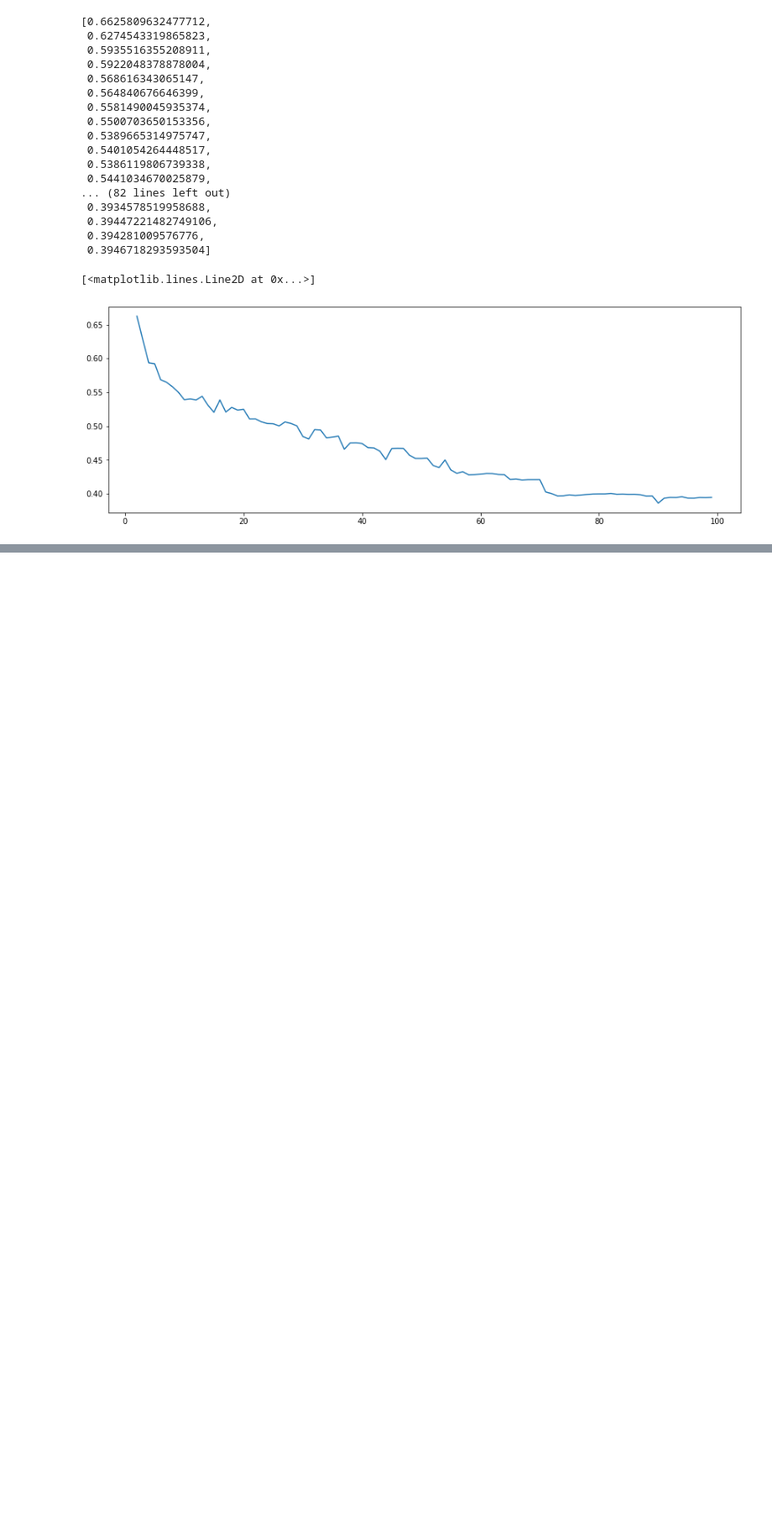
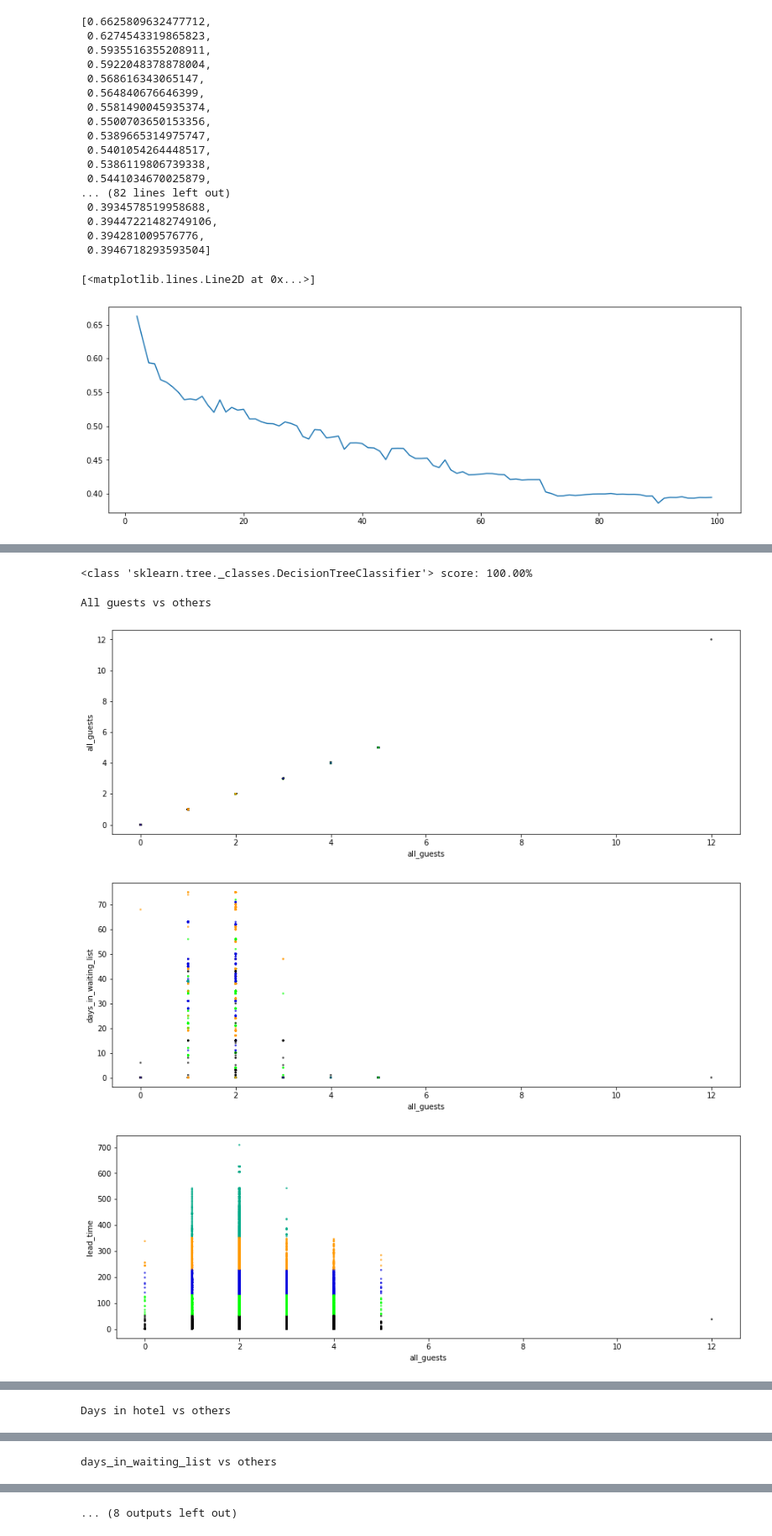
Before and after one commit to Makaa88/Eksploracja, a Jupyter notebook: Projekt.ipynb, the cells around one changed output, grey strips where cells are left out. Shown at 84% size. Saved outputs shown, nothing was run; the diff lists cells and outputs as text; code cells hidden in the pictures; blank space fills up the shorter version.

```diff
--- a/Projekt.ipynb
+++ b/Projekt.ipynb
@@ -389,16 +389,16 @@ def show_clusters(x_column, y_column, df, kmeans_result):
     y = df[y_column]
     plt.scatter(x, y, s=30,lw=0, alpha=0.7, marker='.', c=colors, edgecolor='k')
 
-    cluster_centers = kmeans_result.cluster_centers_
+    #cluster_centers = kmeans_result.cluster_centers_
 
-    plt.scatter(cluster_centers[:, df.columns.get_loc(x_column)],
-               cluster_centers[:, df.columns.get_loc(y_column)],
-                              marker='o', c='white', alpha=1, s=250, edgecolor='k')
+    #plt.scatter(cluster_centers[:, df.columns.get_loc(x_column)],
+    #           cluster_centers[:, df.columns.get_loc(y_column)],
+    #                          marker='o', c='white', alpha=1, s=250, edgecolor='k')
 
-    for i, c in enumerate(cluster_centers):
-            plt.scatter(c[df.columns.get_loc(x_column)],
-                       c[df.columns.get_loc(y_column)],
-                       marker='$%d$'%i, alpha=1, s=50, edgecolor='k')
+    #for i, c in enumerate(cluster_centers):
+    #        plt.scatter(c[df.columns.get_loc(x_column)],
+    #                  c[df.columns.get_loc(y_column)],
+    #                   marker='$%d$'%i, alpha=1, s=50, edgecolor='k')
 
     plt.xlabel(x_column)
     plt.ylabel(y_column)
@@ -441,0 +537,32 @@ for i in without_outliners_df:
+# %%
+from sklearn import tree
+
+clf = tree.DecisionTreeClassifier()
+classify_and_test(clf)
+# %% [output]
+<class 'sklearn.tree._classes.DecisionTreeClassifier'> score: 100.00%
+# %%
+#A co dla np dla 5 klastrow
+kmeans = KMeans(n_clusters = 5, n_init=10, max_iter=350, random_state=42)
+kmeans_result = kmeans.fit(without_outliners_df)
+
+print("All guests vs others")
+for i in without_outliners_df:
+    show_clusters('all_guests', i, without_outliners_df, kmeans_result)
+
+print("Days in hotel vs others")
+for i in without_outliners_df:
+    show_clusters('days_in_hotel', i, without_outliners_df, kmeans_result)
+
+print("days_in_waiting_list vs others")
+for i in without_outliners_df:
+    show_clusters('days_in_waiting_list', i, without_outliners_df, kmeans_result)
+
+print("lead_time vs others")
+for i in without_outliners_df:
+    show_clusters('lead_time', i, without_outliners_df, kmeans_result)
+# %% [output]
+All guests vs others
+[figure, added]
+[figure, added]
+[figure, added]
@@ -441,0 +570 @@ for i in without_outliners_df:
+Days in hotel vs others
@@ -441,0 +575 @@ for i in without_outliners_df:
+days_in_waiting_list vs others
@@ -441,0 +577 @@ for i in without_outliners_df:
+... (8 outputs left out)
```
Also changed, not shown: parts of 14 cells of this notebook.
